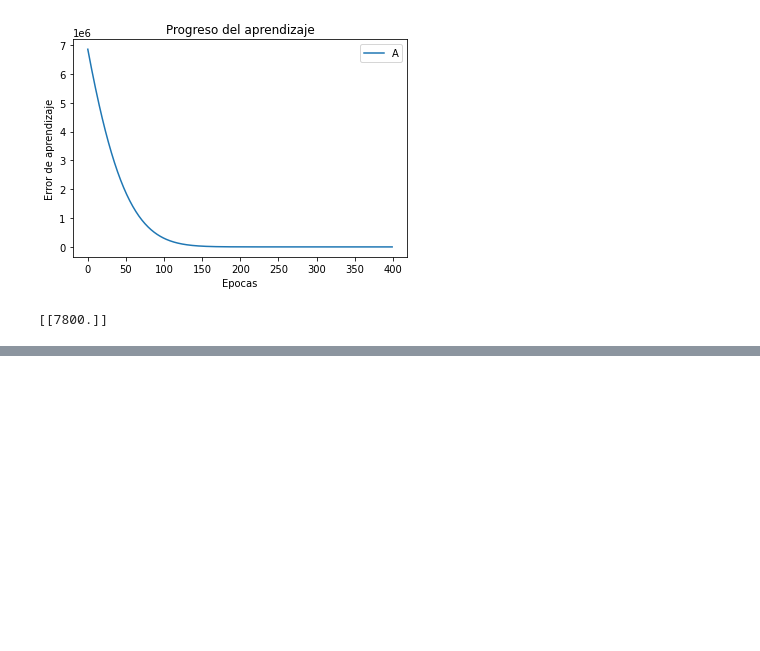
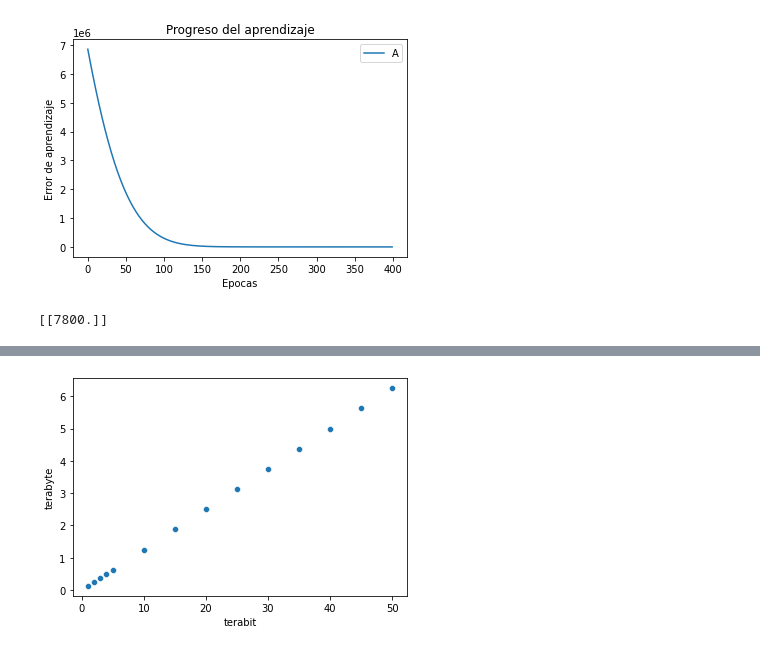
Before and after one commit to USIS007920/Programacion-lll, a Jupyter notebook: Untitled6.ipynb, the cells around one changed output, grey strips where cells are left out. Drawn from its saved outputs; the diff is of its cells as text; code cells hidden in the pictures; blank space fills up the shorter version.

```diff
--- a/Untitled6.ipynb
+++ b/Untitled6.ipynb
@@ -87,0 +126,7 @@ print(f)
+# %%
+Almacenamiento3 = pd.read_csv("/content/Almacenamiento3.csv", sep=";")
+
+sns.scatterplot(Almacenamiento3["terabit"], Almacenamiento3["terabyte"])
+plt.show()
+# %% [output]
+[figure, added]
```
Also changed, not shown: parts of 22 cells of this notebook.
